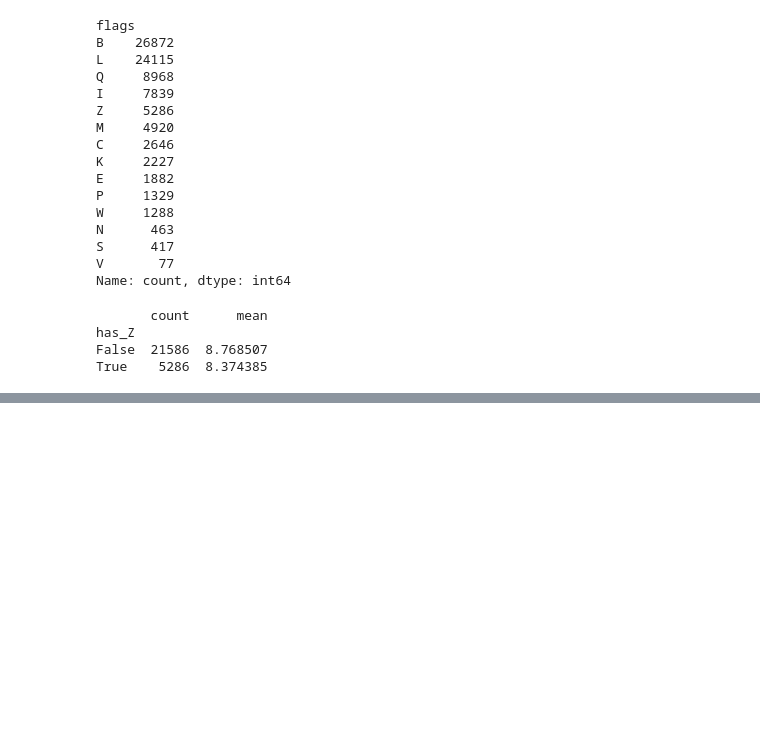
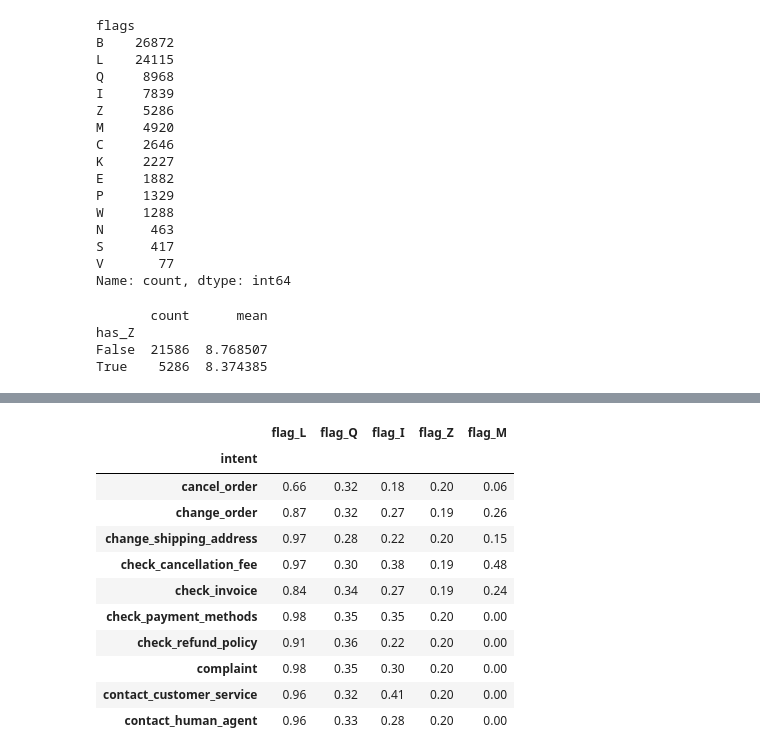
Before and after one commit to AmitKr-06/Customer-support-intelligence-platform, a Jupyter notebook: notebooks/02_eda.ipynb, the cells around one changed output, grey strips where cells are left out. Saved outputs shown, nothing was run; the diff lists cells and outputs as text; code cells hidden in the pictures; blank space fills up the shorter version.

```diff
--- a/notebooks/02_eda.ipynb
+++ b/notebooks/02_eda.ipynb
@@ -104,0 +135,21 @@ True    5286  8.374385
+# %%
+# Cell 9: how common is each flag inside each intent (top 5 flags)
+top_flags = ["L", "Q", "I", "Z", "M"]
+for f in top_flags:
+    df[f"flag_{f}"] = df["flags"].str.contains(f)
+
+share = df.groupby("intent")[[f"flag_{f}" for f in top_flags]].mean().round(2)
+display(share.head(10))
+# %% [output]
+|  | flag_L | flag_Q | flag_I | flag_Z | flag_M |
+| intent |  |  |  |  |  |
+| cancel_order | 0.66 | 0.32 | 0.18 | 0.20 | 0.06 |
+| change_order | 0.87 | 0.32 | 0.27 | 0.19 | 0.26 |
+| change_shipping_address | 0.97 | 0.28 | 0.22 | 0.20 | 0.15 |
+| check_cancellation_fee | 0.97 | 0.30 | 0.38 | 0.19 | 0.48 |
+| check_invoice | 0.84 | 0.34 | 0.27 | 0.19 | 0.24 |
+| check_payment_methods | 0.98 | 0.35 | 0.35 | 0.20 | 0.00 |
+| check_refund_policy | 0.91 | 0.36 | 0.22 | 0.20 | 0.00 |
+| complaint | 0.98 | 0.35 | 0.30 | 0.20 | 0.00 |
+| contact_customer_service | 0.96 | 0.32 | 0.41 | 0.20 | 0.00 |
+| contact_human_agent | 0.96 | 0.33 | 0.28 | 0.20 | 0.00 |
```
Also changed, not shown: parts of 3 cells of this notebook.
